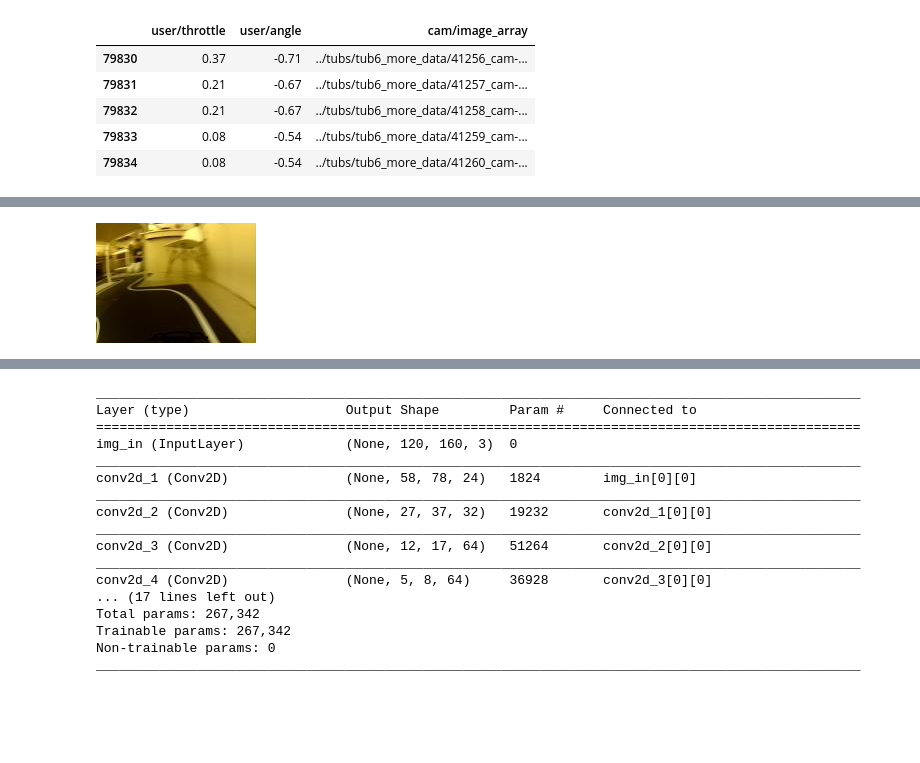
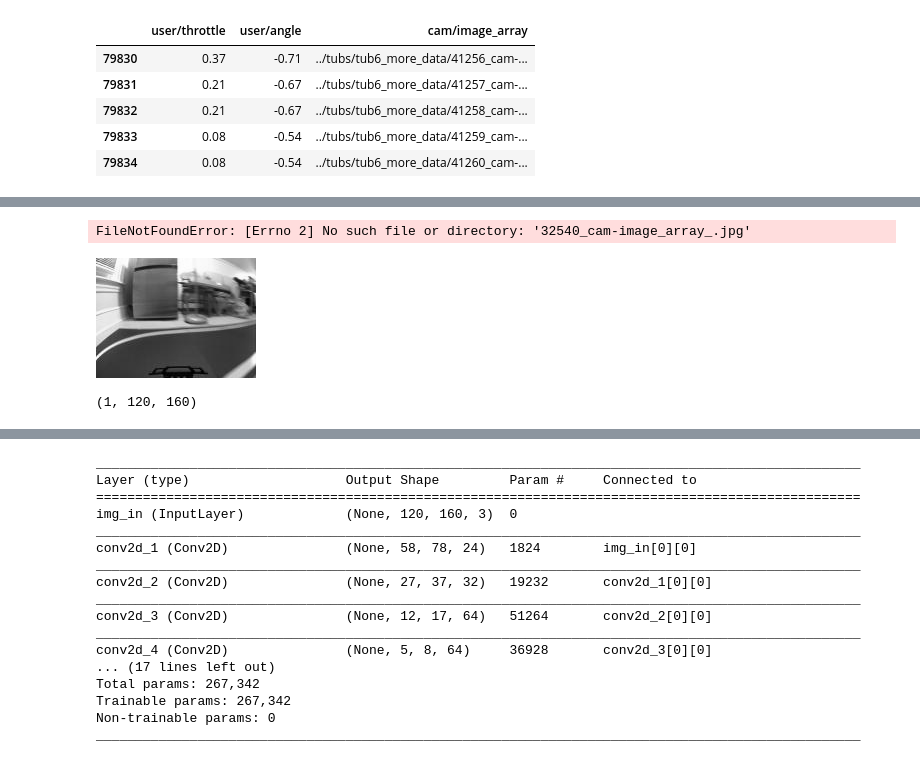
Before and after one commit to Muosvr/mycar, a Jupyter notebook: Donkeycar_Keras.ipynb, the cells around one changed output, grey strips where cells are left out. Drawn from its saved outputs; the diff is of its cells as text; code cells hidden in the pictures; blank space fills up the shorter version.

```diff
--- a/Donkeycar_Keras.ipynb
+++ b/Donkeycar_Keras.ipynb
@@ -108,5 +101,5 @@ df.to_feather('tmp/df_wPath_extra')
 # %%
-df = pd.read_feather('tmp/df_wPath_extra')
+df = pd.read_feather('tmp/df')
 # %%
 df.shape
 # %% [output]
@@ -137,6 +141,12 @@ def read_record(record_dict, path = PATH):
 df_t = df.sample(n=1).to_dict(orient='record')[0]
 record = read_record(df_t)
 data = record['cam/image_array']
-Image.fromarray(data, 'RGB')
+pic = Image.fromarray(data, 'RGB')
+pic
 # %% [output]
-[figure, removed]
+FileNotFoundError: [Errno 2] No such file or directory: '32540_cam-image_array_.jpg'
+# %%
+pic_gray=pic.convert("L")
+pic_gray
+# %% [output]
+[figure, added]
@@ -142,0 +155,5 @@ Image.fromarray(data, 'RGB')
+# %%
+test = np.array([pic_gray_arr]) #channel first
+test.shape
+# %% [output]
+(1, 120, 160)
```
Also changed, not shown: parts of 12 cells of this notebook, 4 other files.
